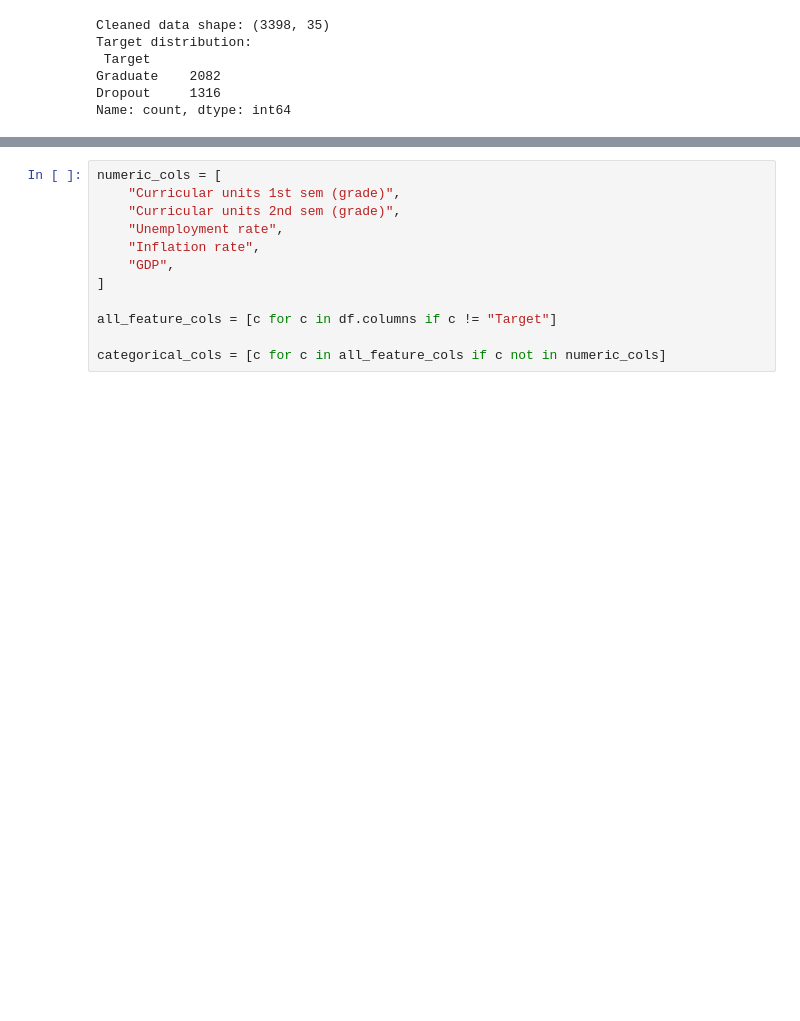
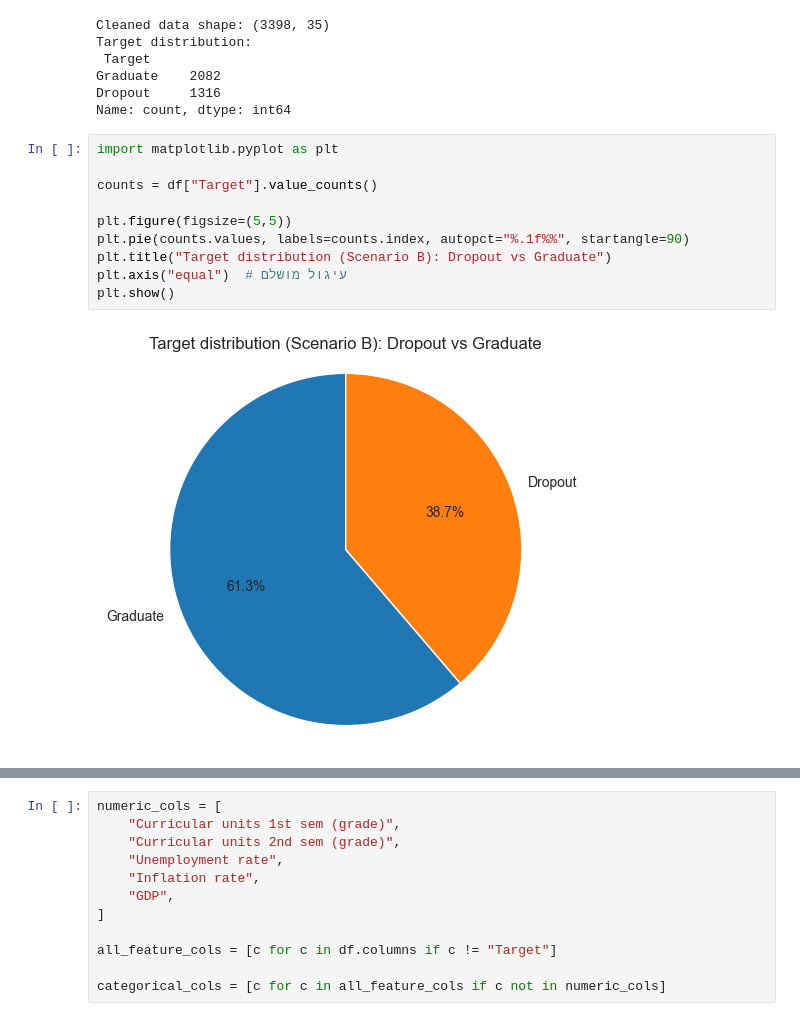
Before and after one commit to tamirlitbak/students_dropout_prediction, a Jupyter notebook: Tamir_Classification_2nd.ipynb, the cells around one changed output, grey strips where cells are left out. Saved outputs shown, nothing was run; the diff lists cells and outputs as text; blank space fills up the shorter version.

```diff
--- a/Tamir_Classification_2nd.ipynb
+++ b/Tamir_Classification_2nd.ipynb
@@ -201,3 +218,15 @@ Target distribution:
 Graduate    2082
 Dropout     1316
 Name: count, dtype: int64
+# %%
+import matplotlib.pyplot as plt
+
+counts = df["Target"].value_counts()
+
+plt.figure(figsize=(5,5))
+plt.pie(counts.values, labels=counts.index, autopct="%.1f%%", startangle=90)
+plt.title("Target distribution (Scenario B): Dropout vs Graduate")
+plt.axis("equal")  # עיגול מושלם
+plt.show()
+# %% [output]
+[figure, added]
```
Also changed, not shown: parts of 5 cells of this notebook, 16 other files.
